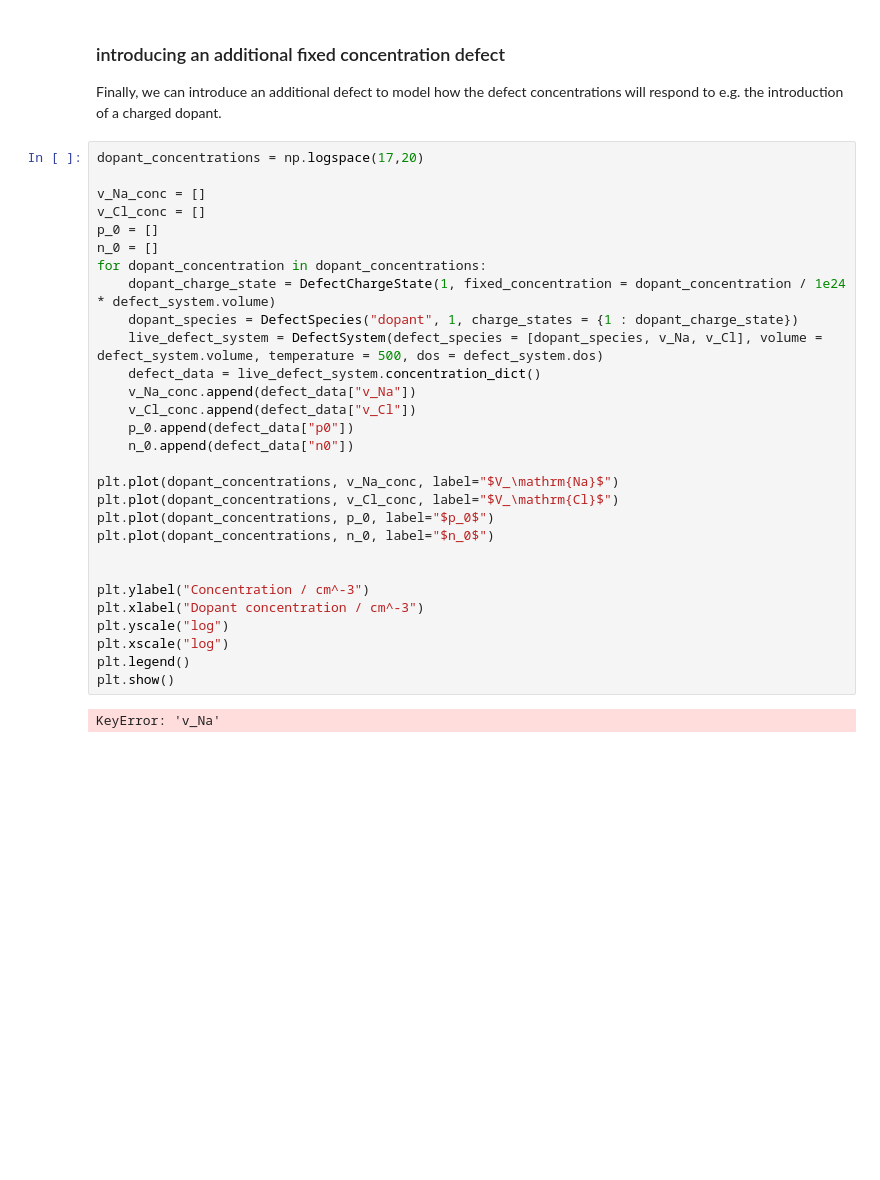
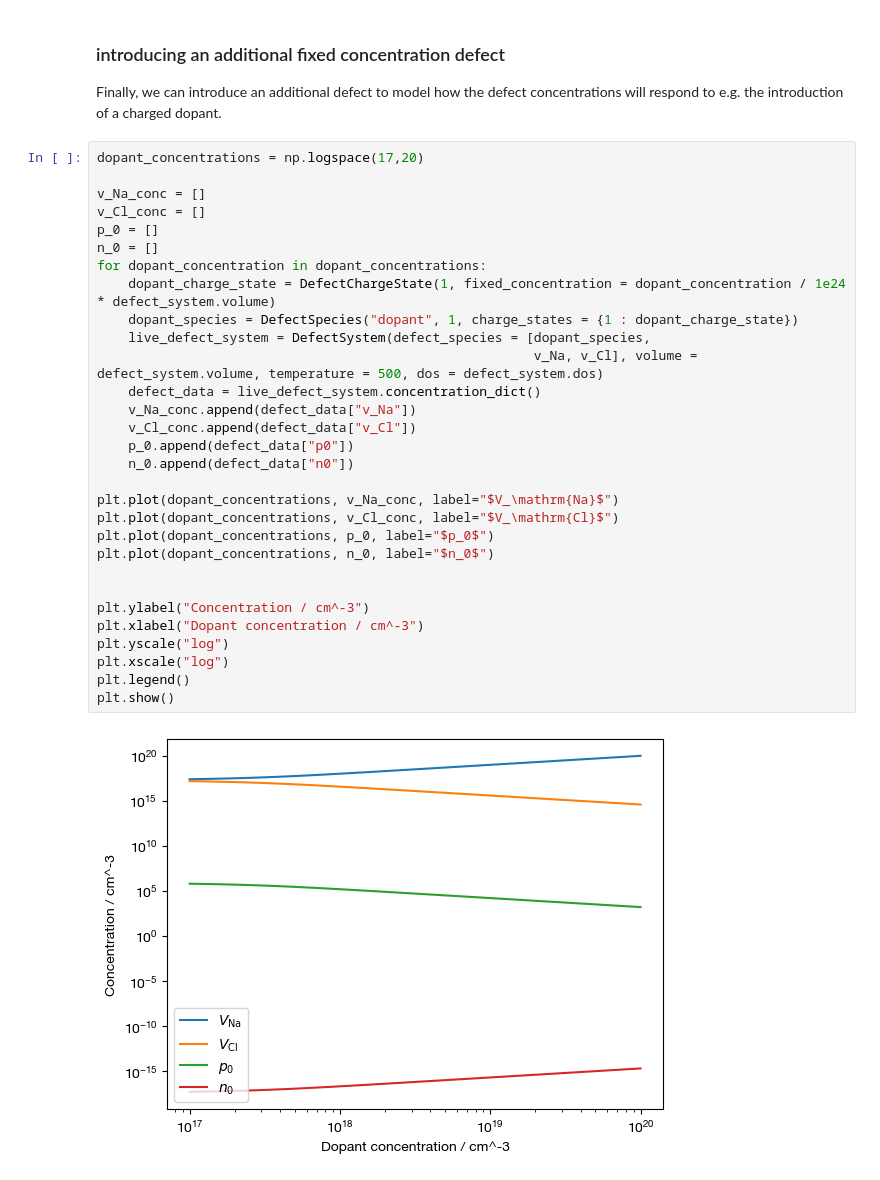
Before and after one commit to bjmorgan/py-sc-fermi, a Jupyter notebook: docs/source/tutorial.ipynb, the cells around one changed output. Drawn from its saved outputs; the diff is of its cells as text; blank space fills up the shorter version.

```diff
--- a/docs/source/tutorial.ipynb
+++ b/docs/source/tutorial.ipynb
@@ -268,31 +265,32 @@ will respond to e.g. the introduction of a charged dopant.
 # %%
 dopant_concentrations = np.logspace(17,20)
 
 v_Na_conc = []
 v_Cl_conc = []
 p_0 = []
 n_0 = []
 for dopant_concentration in dopant_concentrations:
     dopant_charge_state = DefectChargeState(1, fixed_concentration = dopant_concentration / 1e24 * defect_system.volume)
     dopant_species = DefectSpecies("dopant", 1, charge_states = {1 : dopant_charge_state})
-    live_defect_system = DefectSystem(defect_species = [dopant_species, v_Na, v_Cl], volume = defect_system.volume, temperature = 500, dos = defect_system.dos)
+    live_defect_system = DefectSystem(defect_species = [dopant_species,
+                                                        v_Na, v_Cl], volume = defect_system.volume, temperature = 500, dos = defect_system.dos)
     defect_data = live_defect_system.concentration_dict()
     v_Na_conc.append(defect_data["v_Na"])
     v_Cl_conc.append(defect_data["v_Cl"])
     p_0.append(defect_data["p0"])
     n_0.append(defect_data["n0"])
 
 plt.plot(dopant_concentrations, v_Na_conc, label="$V_\mathrm{Na}$")
 plt.plot(dopant_concentrations, v_Cl_conc, label="$V_\mathrm{Cl}$")
 plt.plot(dopant_concentrations, p_0, label="$p_0$")
 plt.plot(dopant_concentrations, n_0, label="$n_0$")
 
 
 plt.ylabel("Concentration / cm^-3")
 plt.xlabel("Dopant concentration / cm^-3")
 plt.yscale("log")
 plt.xscale("log")
 plt.legend()
 plt.show()
 # %% [output]
-KeyError: 'v_Na'
+[figure, added]
```
Also changed, not shown: parts of 6 cells of this notebook, 9 other files.
